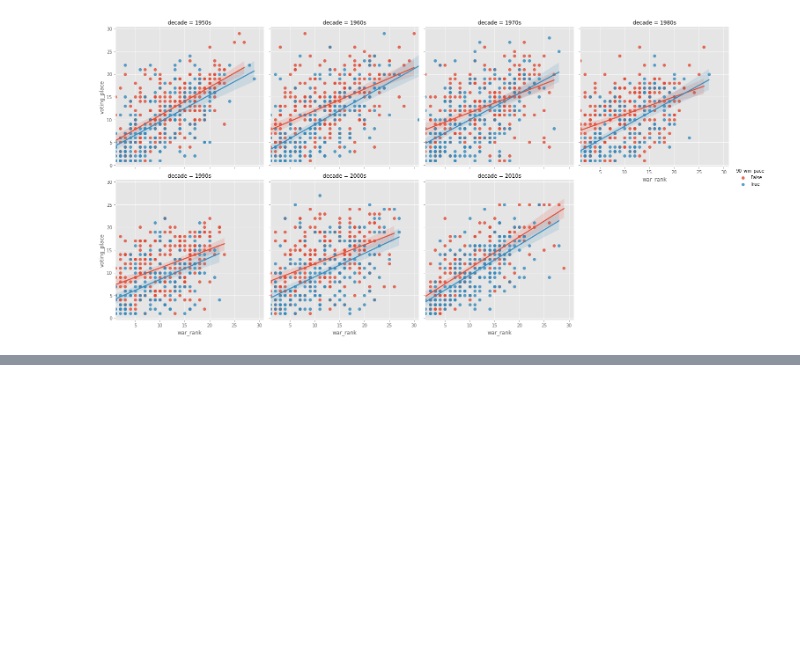
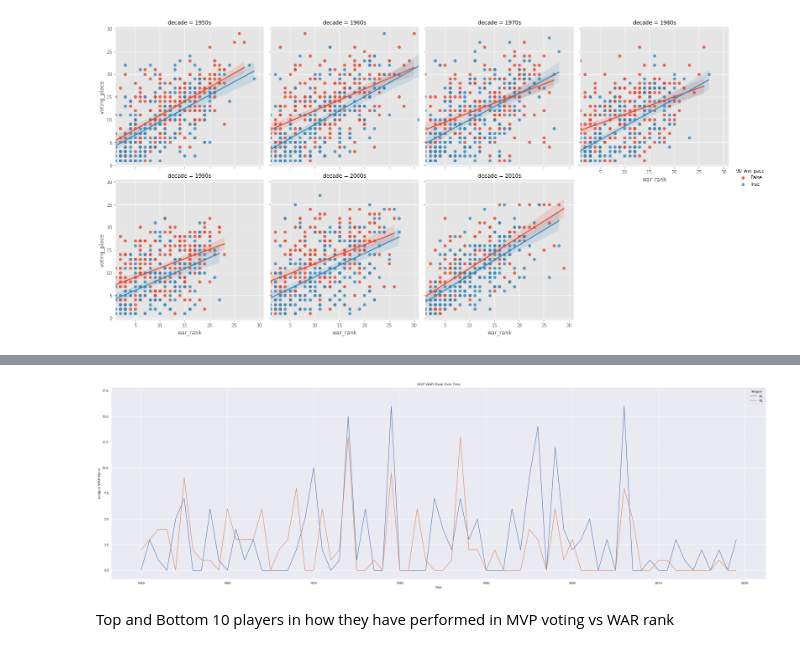
Before and after one commit to ejzien/bref-scrapy, a Jupyter notebook: bref/ez_scrapy_bref_final.ipynb, the cells around one changed output, grey strips where cells are left out. Drawn from its saved outputs; the diff is of its cells as text; code cells hidden in the pictures; blank space fills up the shorter version.

```diff
--- a/bref/ez_scrapy_bref_final.ipynb
+++ b/bref/ez_scrapy_bref_final.ipynb
@@ -184,0 +198,8 @@ sns.catplot(x="war_rank", y="voting_place",data=df.loc[df.war_rank<6].loc[df.hom
+# %%
+plt.figure(figsize=(40,12))
+sns.lineplot(x='year', y='expected_vote_place_difference', data=df.loc[df.winner==True],hue='league')
+format_graph('Year','League WAR Rank','MVP WAR Rank Over Time')
+# %% [output]
+[figure, added]
+# %% [markdown]
+Top and Bottom 10 players in how they have performed in MVP voting vs WAR rank
```
Also changed, not shown: parts of 30 cells of this notebook.
